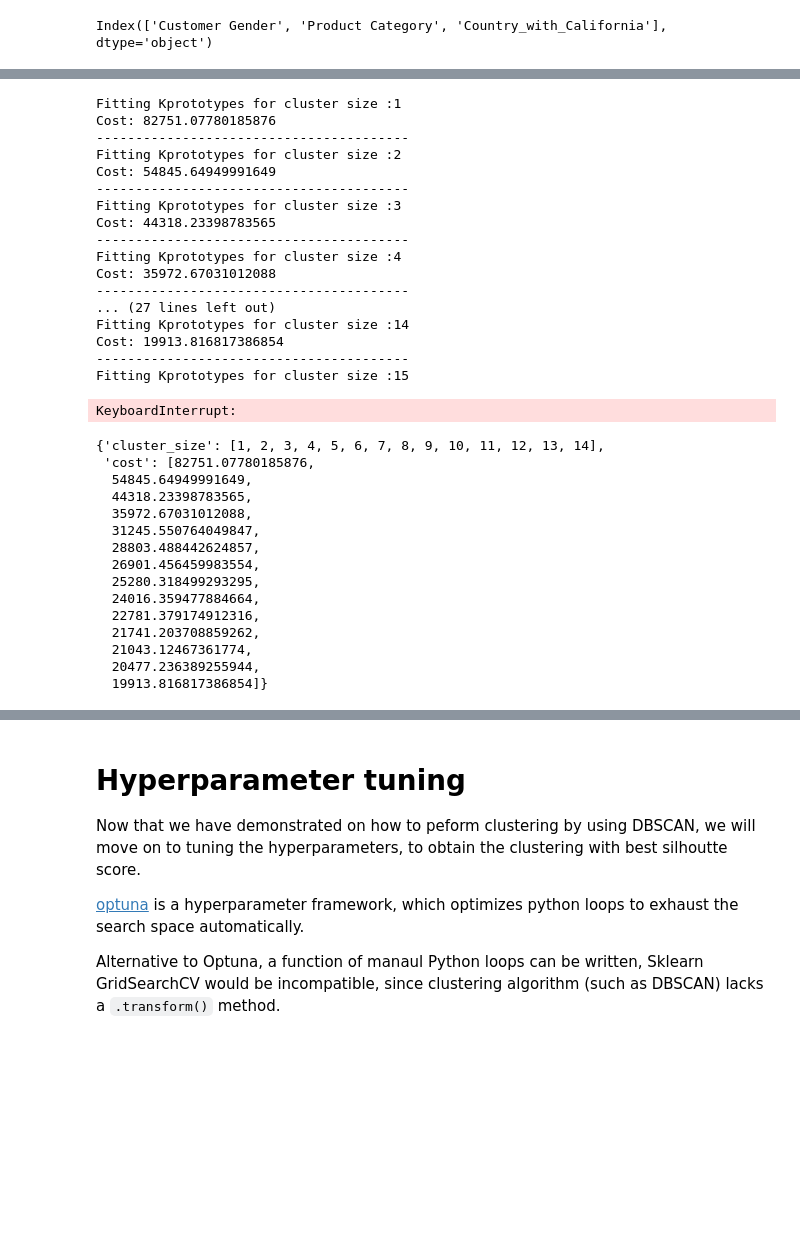
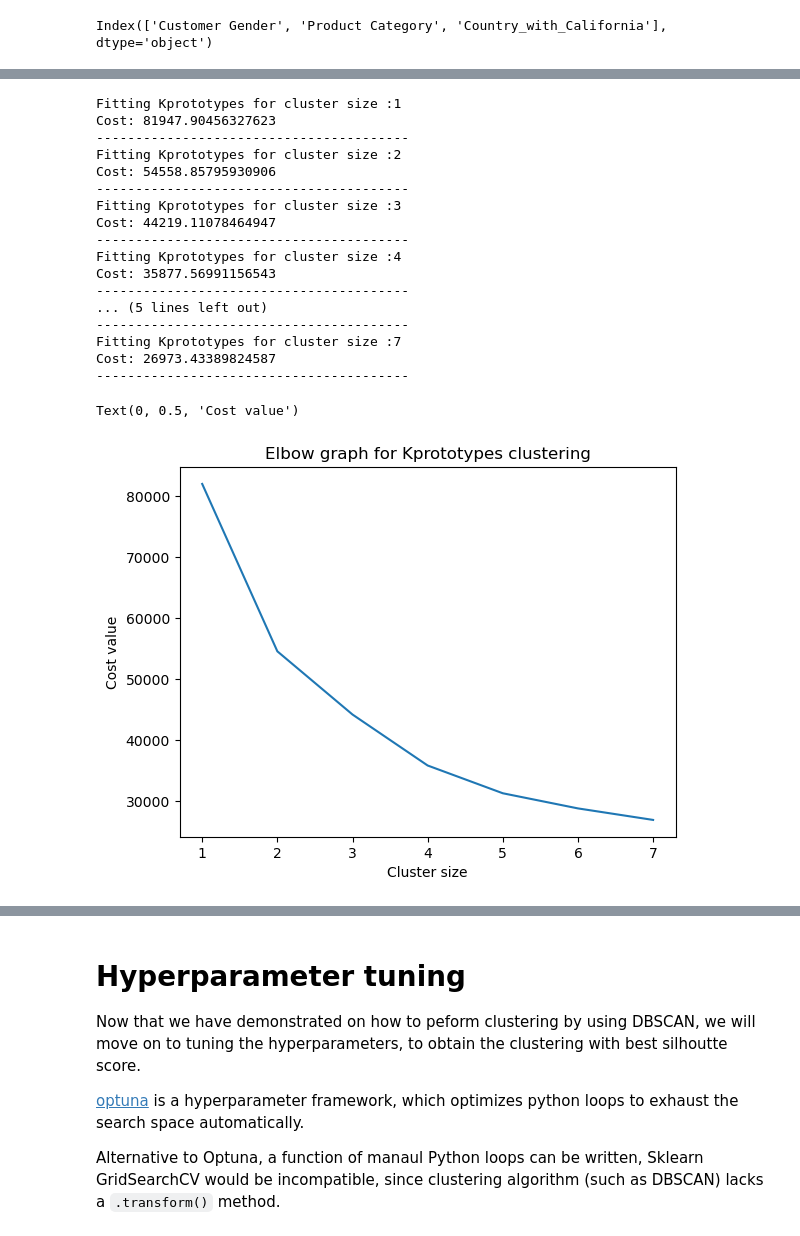
Before and after one commit to ShiYang1101/cycle_sales, a Jupyter notebook: cycle-sales-kaggle.ipynb, the cells around one changed output, grey strips where cells are left out. Drawn from its saved outputs; the diff is of its cells as text; code cells hidden in the pictures; blank space fills up the shorter version.

```diff
--- a/cycle-sales-kaggle.ipynb
+++ b/cycle-sales-kaggle.ipynb
@@ -471,7 +510,7 @@ kproto_results ={'cluster_size': [], 'cost':[]}
 
 clustering_scaled_df_sample = clustering_scaled_df.sample(frac=0.5)
 
-for cluster_size in range(1, 21):
+for cluster_size in range(1, 8):
     print(f'Fitting Kprototypes for cluster size :{cluster_size}')
     _kproto = KPrototypes(n_clusters=cluster_size)
     _labels = _kproto.fit_predict(clustering_scaled_df_sample, categorical = cat_position)
@@ -481,20 +520,19 @@ for cluster_size in range(1, 21):
     print('----------------------------------------')
 # %% [output]
 Fitting Kprototypes for cluster size :1
-Cost: 82751.07780185876
+Cost: 81947.90456327623
 ----------------------------------------
 Fitting Kprototypes for cluster size :2
-Cost: 54845.64949991649
+Cost: 54558.85795930906
 ----------------------------------------
 Fitting Kprototypes for cluster size :3
-Cost: 44318.23398783565
+Cost: 44219.11078464947
 ----------------------------------------
 Fitting Kprototypes for cluster size :4
-Cost: 35972.67031012088
+Cost: 35877.56991156543
 ----------------------------------------
-... (27 lines left out)
-Fitting Kprototypes for cluster size :14
-Cost: 19913.816817386854
+... (5 lines left out)
 ----------------------------------------
-Fitting Kprototypes for cluster size :15
+Fitting Kprototypes for cluster size :7
+Cost: 26973.43389824587
+----------------------------------------
-KeyboardInterrupt:
@@ -501,5 +546,5 @@ KeyboardInterrupt:
 # %%
 import pickle
 
-with open('kproto_result.pkl', 'wb') as file:
-    pickle.dump(kproto_results, file=file)
+with open('./kproto_result.pkl', 'rb') as file:
+    kproto_results = pickle.load(file)
@@ -509,18 +551,8 @@ with open('./kproto_result.pkl', 'rb') as file:
-# %%
-test
-# %% [output]
-{'cluster_size': [1, 2, 3, 4, 5, 6, 7, 8, 9, 10, 11, 12, 13, 14],
- 'cost': [82751.07780185876,
-  54845.64949991649,
-  44318.23398783565,
-  35972.67031012088,
-  31245.550764049847,
-  28803.488442624857,
-  26901.456459983554,
-  25280.318499293295,
-  24016.359477884664,
-  22781.379174912316,
-  21741.203708859262,
-  21043.12467361774,
-  20477.236389255944,
-  19913.816817386854]}
+# %%
+plt.plot(kproto_results['cluster_size'], kproto_results['cost'])
+plt.title('Elbow graph for Kprototypes clustering')
+plt.xlabel('Cluster size')
+plt.ylabel('Cost value')
+# %% [output]
+Text(0, 0.5, 'Cost value')
+[figure, added]
```
Also changed, not shown: parts of 23 cells of this notebook, 2 other files.
